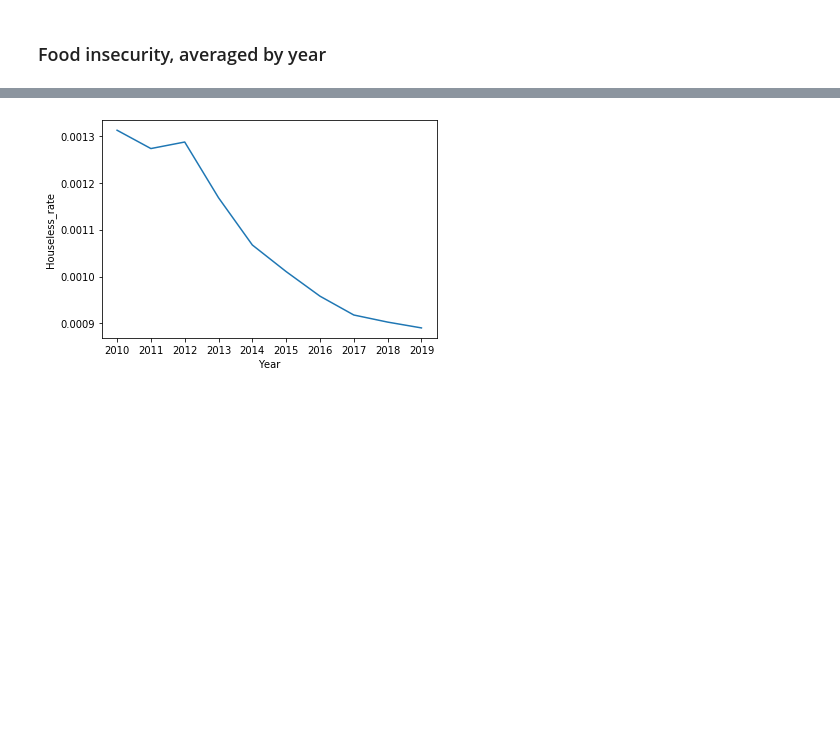
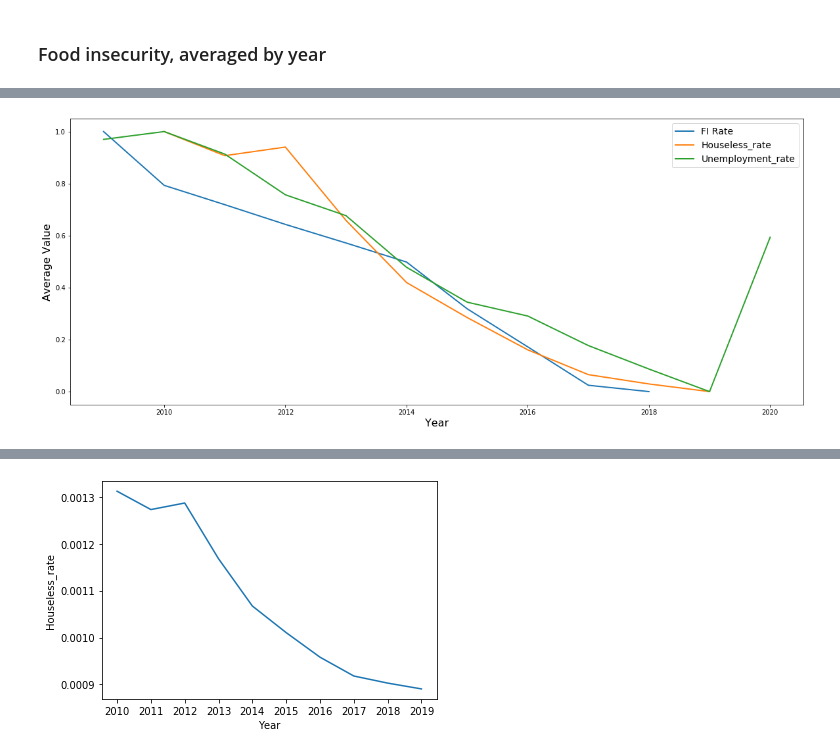
Before and after one commit to khyateed/projecting-food-insecurity, a Jupyter notebook: notebooks/EDA.ipynb, the cells around one changed output, grey strips where cells are left out. Cells and saved outputs as stored; diff of their text form; code cells hidden in the pictures; blank space fills up the shorter version.

```diff
--- a/notebooks/EDA.ipynb
+++ b/notebooks/EDA.ipynb
@@ -146,0 +143,4 @@ sns.lineplot(y=fi['FI Rate'], x=fi['Year']);
+# %%
+lineplot(df, ['FI Rate','Houseless_rate','Unemployment_rate'])
+# %% [output]
+[figure, added]
```
Also changed, not shown: parts of 10 cells of this notebook, 1 other file.
